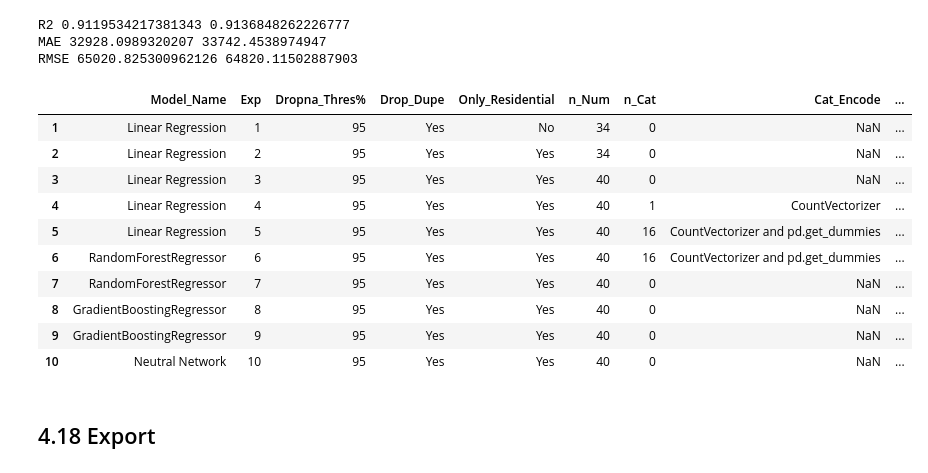
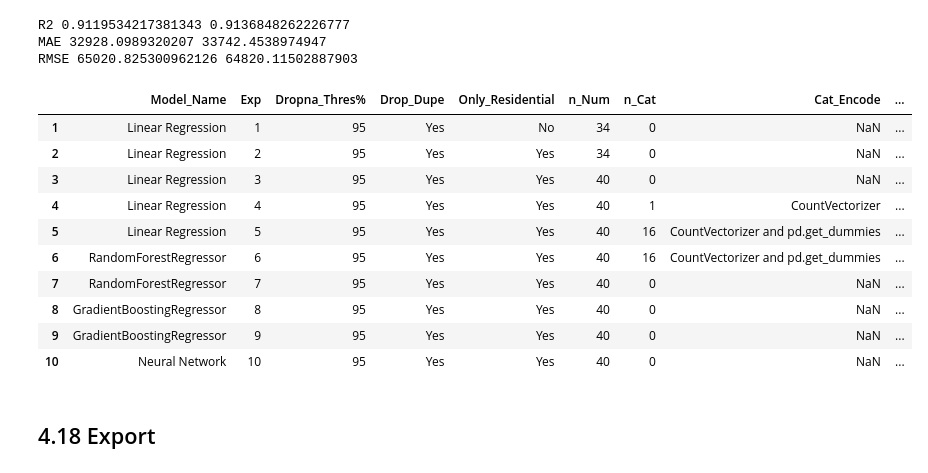
Before and after one commit to tsar1987/Capstone_Project_Two, a Jupyter notebook: Capstone_Two_Step_4_Preprocessing_and_Training_Jan09_2024.ipynb, the cells around one changed output. Drawn from its saved outputs; the diff is of its cells as text; code cells hidden in the pictures.

```diff
--- a/Capstone_Two_Step_4_Preprocessing_and_Training_Jan09_2024.ipynb
+++ b/Capstone_Two_Step_4_Preprocessing_and_Training_Jan09_2024.ipynb
@@ -1474,26 +1474,26 @@ MAE 32928.0989320207 33742.4538974947
 RMSE 65020.825300962126 64820.11502887903
 # %%
 param_names = list(hyperparameter_table.keys())
-param_values = ['Neutral Network', 10, 95, 'Yes', 'Yes', X_train.shape[1], 0, np.nan, 5, 'Yes', 'Yes', np.nan,
+param_values = ['Neural Network', 10, 95, 'Yes', 'Yes', X_train.shape[1], 0, np.nan, 5, 'Yes', 'Yes', np.nan,
                 np.sqrt(mean_squared_error(y_train, y_train_pred)), np.nan,
                 np.sqrt(mean_squared_error(y_test, y_test_pred)), np.nan]
 
 for name, value in zip(param_names, param_values):
     hyperparameter_table[name][10] = value
 
 pd.DataFrame(hyperparameter_table)
 # %% [output]
 |  | Model_Name | Exp | Dropna_Thres% | Drop_Dupe | Only_Residential | n_Num | n_Cat | Cat_Encode | ... |
 | 1 | Linear Regression | 1 | 95 | Yes | No | 34 | 0 | NaN | ... |
 | 2 | Linear Regression | 2 | 95 | Yes | Yes | 34 | 0 | NaN | ... |
 | 3 | Linear Regression | 3 | 95 | Yes | Yes | 40 | 0 | NaN | ... |
 | 4 | Linear Regression | 4 | 95 | Yes | Yes | 40 | 1 | CountVectorizer | ... |
 | 5 | Linear Regression | 5 | 95 | Yes | Yes | 40 | 16 | CountVectorizer and pd.get_dummies | ... |
 | 6 | RandomForestRegressor | 6 | 95 | Yes | Yes | 40 | 16 | CountVectorizer and pd.get_dummies | ... |
 | 7 | RandomForestRegressor | 7 | 95 | Yes | Yes | 40 | 0 | NaN | ... |
 | 8 | GradientBoostingRegressor | 8 | 95 | Yes | Yes | 40 | 0 | NaN | ... |
 | 9 | GradientBoostingRegressor | 9 | 95 | Yes | Yes | 40 | 0 | NaN | ... |
-| 10 | Neutral Network | 10 | 95 | Yes | Yes | 40 | 0 | NaN | ... |
+| 10 | Neural Network | 10 | 95 | Yes | Yes | 40 | 0 | NaN | ... |
 # %% [markdown]
 ## 4.18 Export
 # %%
```
Also changed, not shown: parts of 2 cells of this notebook.
